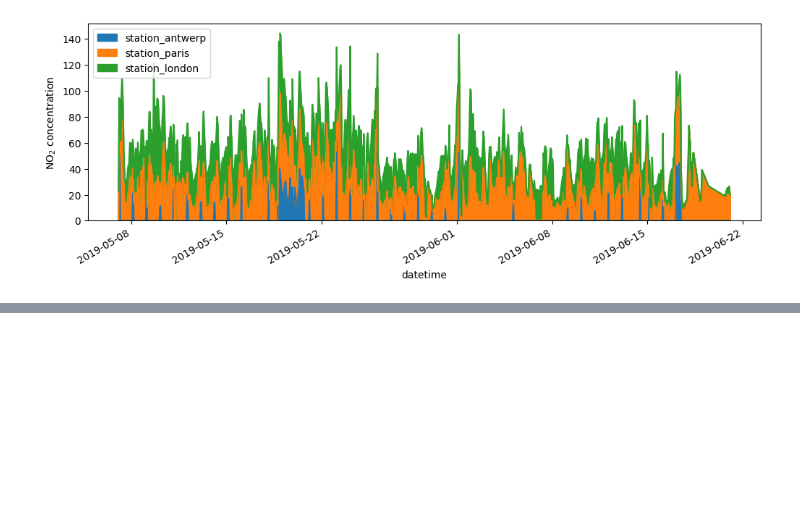
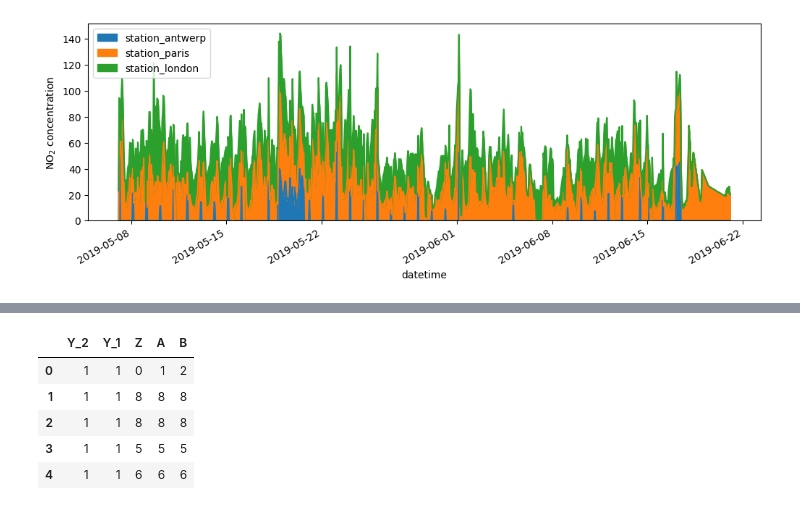
Before and after one commit to menna-osman/Python-Basics-Practice, a Jupyter notebook: Dictinaries, Dataframes and Numpy/Pandas.ipynb, the cells around one changed output, grey strips where cells are left out. Drawn from its saved outputs; the diff is of its cells as text; code cells hidden in the pictures; blank space fills up the shorter version.

```diff
--- a/Dictinaries, Dataframes and Numpy/Pandas.ipynb
+++ b/Dictinaries, Dataframes and Numpy/Pandas.ipynb
@@ -676,3 +676,10 @@ fig.savefig("no2_concentrations.png")
 plt.show()
 # %% [output]
 [figure]
+# %%
+df2 = pd.DataFrame({
+    "Z": [0,8,8,5,6],
+    "A": [1,8,8,5,6],
+    "B": [2,8,8,5,6]
+})
+df2
@@ -678,0 +702,4 @@ plt.show()
+# %%
+df2.insert(loc=0, column='Y', value= 1, allow_duplicates=True)
+df2.insert(loc=0, column='Y', value= 2, allow_duplicates=True)
+df2
@@ -678,0 +722,3 @@ plt.show()
+# %%
+df2.drop(df2.iloc[:,1:],axis=1,inplace=True)
+df2
@@ -678,0 +732,11 @@ plt.show()
+# %%
+df2.insert(loc=0, column='Y_1', value=1, allow_duplicates=True)
+df2.insert(loc=0, column='Y_2', value=1, allow_duplicates=True)
+df2
+# %% [output]
+|  | Y_2 | Y_1 | Z | A | B |
+| 0 | 1 | 1 | 0 | 1 | 2 |
+| 1 | 1 | 1 | 8 | 8 | 8 |
+| 2 | 1 | 1 | 8 | 8 | 8 |
+| 3 | 1 | 1 | 5 | 5 | 5 |
+| 4 | 1 | 1 | 6 | 6 | 6 |
```
Also changed, not shown: parts of 8 cells of this notebook, 1 other file.
